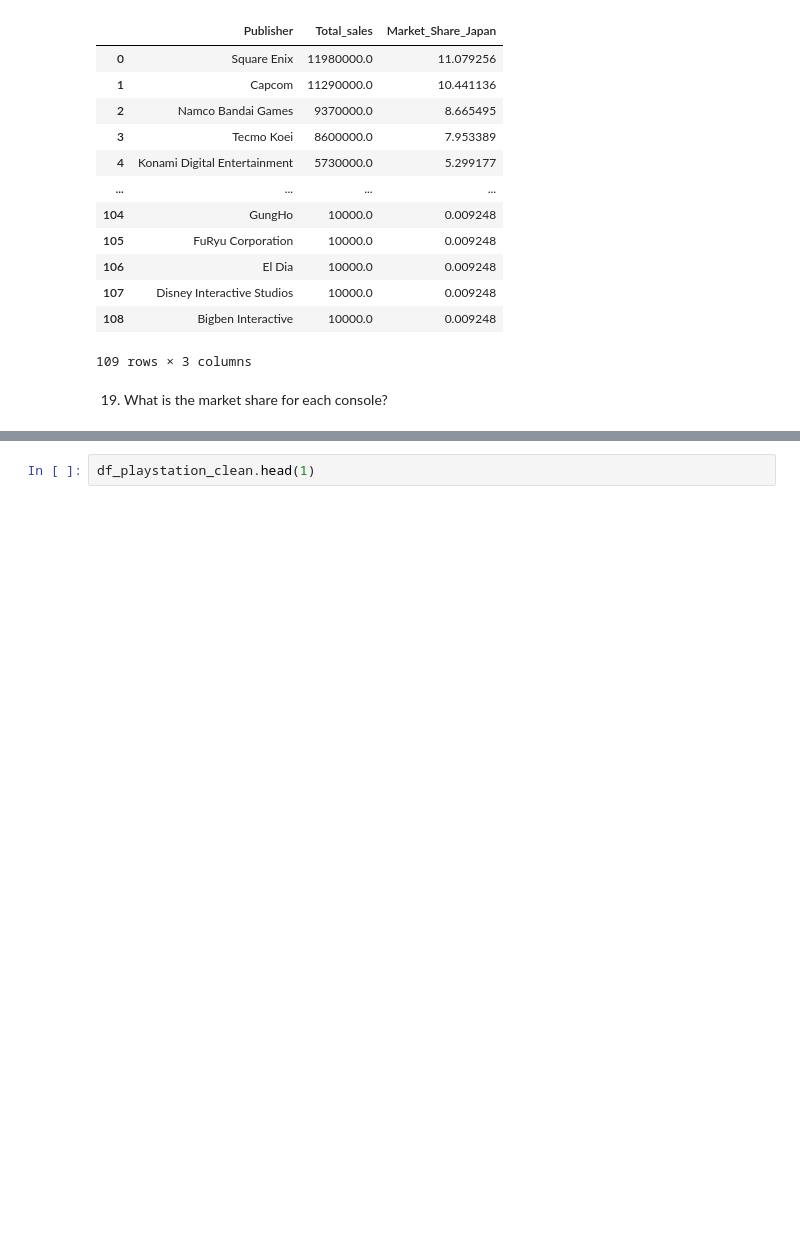
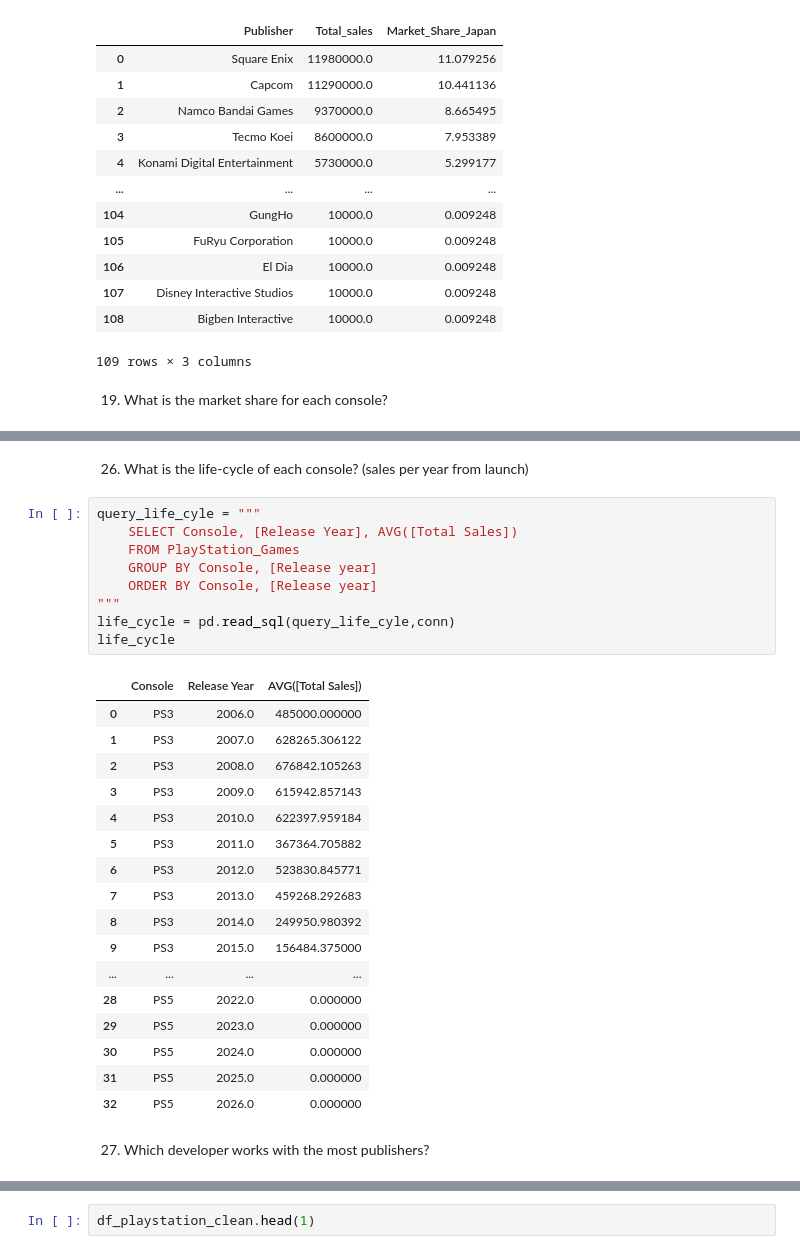
Before and after one commit to CalinP1/Playstation_work, a Jupyter notebook: PlayStation_Data_report.ipynb, the cells around one changed output, grey strips where cells are left out. Cells and saved outputs as stored; diff of their text form; blank space fills up the shorter version.

```diff
--- a/PlayStation_Data_report.ipynb
+++ b/PlayStation_Data_report.ipynb
@@ -894,0 +1072,31 @@ pub_market_share_Japan
+# %% [markdown]
+26) What is the life-cycle of each console? (sales per year from launch)
+# %%
+query_life_cyle = """
+    SELECT Console, [Release Year], AVG([Total Sales])
+    FROM PlayStation_Games
+    GROUP BY Console, [Release year]
+    ORDER BY Console, [Release year]
+"""
+life_cycle = pd.read_sql(query_life_cyle,conn)
+life_cycle
+# %% [output]
+|  | Console | Release Year | AVG([Total Sales]) |
+| 0 | PS3 | 2006.0 | 485000.000000 |
+| 1 | PS3 | 2007.0 | 628265.306122 |
+| 2 | PS3 | 2008.0 | 676842.105263 |
+| 3 | PS3 | 2009.0 | 615942.857143 |
+| 4 | PS3 | 2010.0 | 622397.959184 |
+| 5 | PS3 | 2011.0 | 367364.705882 |
+| 6 | PS3 | 2012.0 | 523830.845771 |
+| 7 | PS3 | 2013.0 | 459268.292683 |
+| 8 | PS3 | 2014.0 | 249950.980392 |
+| 9 | PS3 | 2015.0 | 156484.375000 |
+| ... | ... | ... | ... |
+| 28 | PS5 | 2022.0 | 0.000000 |
+| 29 | PS5 | 2023.0 | 0.000000 |
+| 30 | PS5 | 2024.0 | 0.000000 |
+| 31 | PS5 | 2025.0 | 0.000000 |
+| 32 | PS5 | 2026.0 | 0.000000 |
+# %% [markdown]
+27) Which developer works with the most publishers?
```
Also changed, not shown: parts of 20 cells of this notebook.
